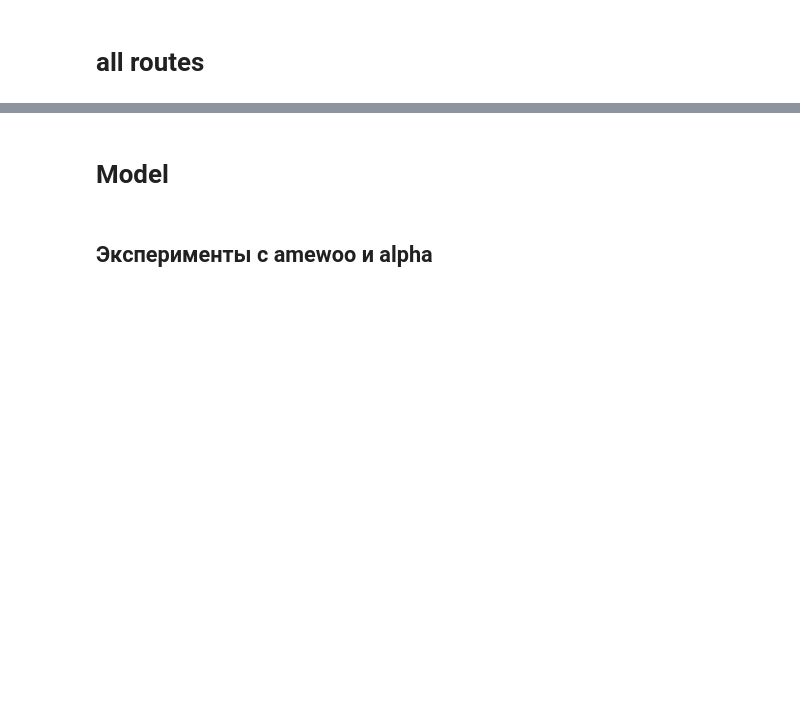
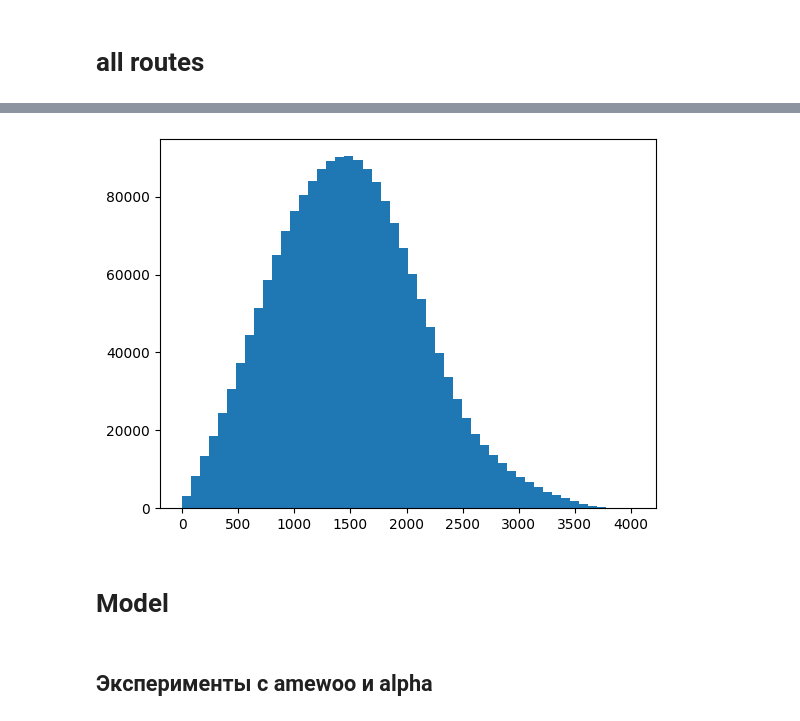
Before and after one commit to KimGeorgy/bird-migration, a Jupyter notebook: model.ipynb, the cells around one changed output, grey strips where cells are left out. Saved outputs shown, nothing was run; the diff lists cells and outputs as text; code cells hidden in the pictures; blank space fills up the shorter version.

```diff
--- a/model.ipynb
+++ b/model.ipynb
@@ -516,3 +700,10 @@ all_routes.shape
+# %%
+all_routes_old = pd.read_csv(f'{species}/tables/{species}_all_routes_old.csv')
+# %%
+plt.hist(all_routes_old[(all_routes_old['departure_value'] > 0) & (all_routes_old['destination_value'] > 0)]['length_km'], bins=50)
+plt.show()
+# %% [output]
+[figure, added]
 # %% [markdown]
 # Model
 # %%
```
Also changed, not shown: parts of 47 cells of this notebook, 1 other file.
